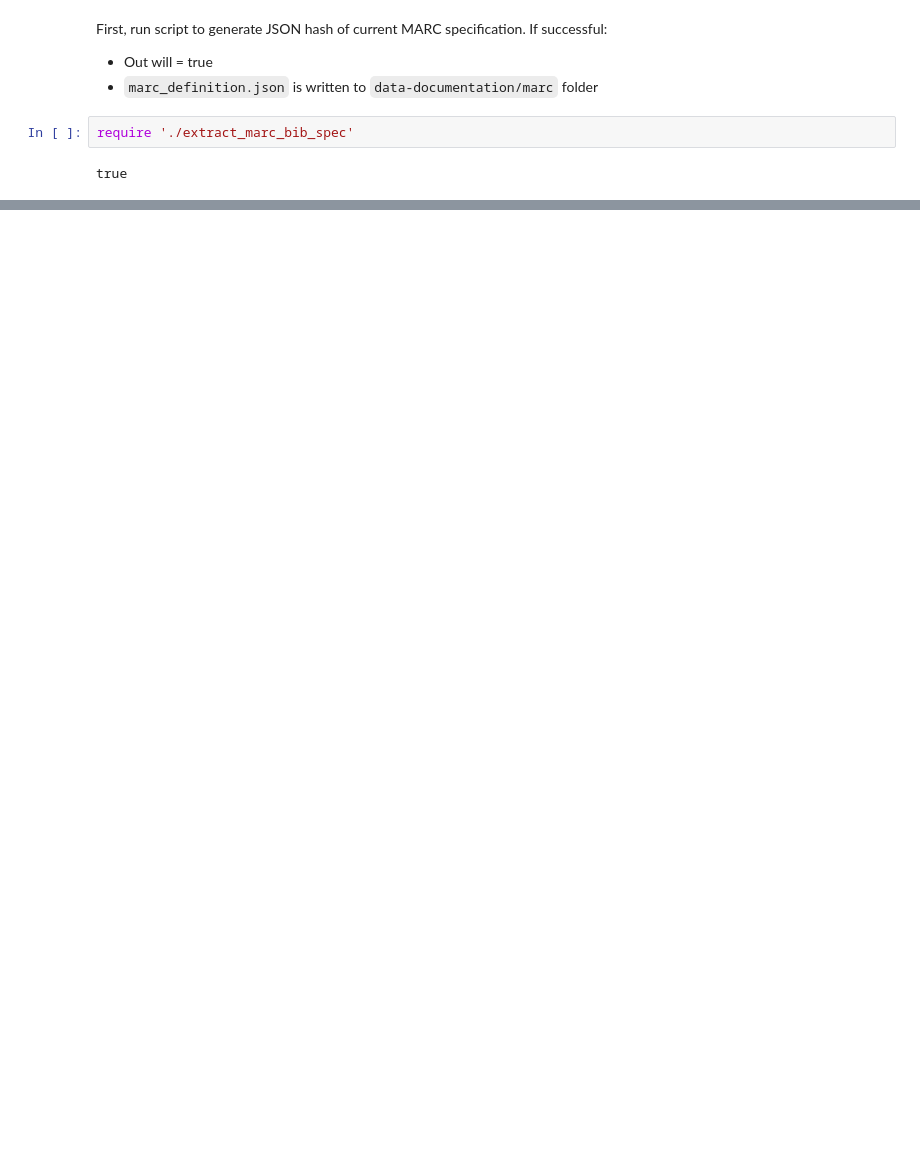
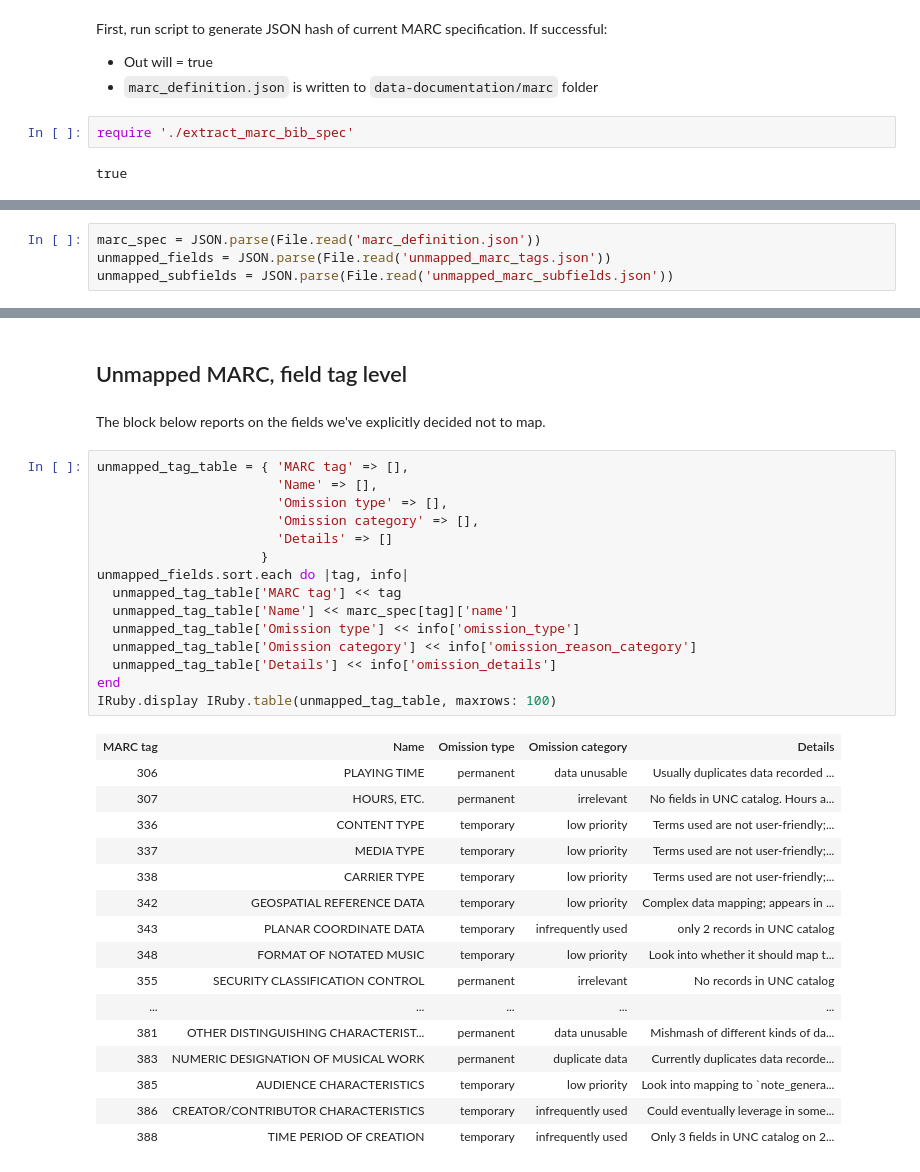
Before and after one commit to trln/data-documentation, a Jupyter notebook: marc/unmapped_marc.ipynb, the cells around one changed output, grey strips where cells are left out. Drawn from its saved outputs; the diff is of its cells as text; blank space fills up the shorter version.

Commit message:
report on unmapped marc tags

```diff
--- a/marc/unmapped_marc.ipynb
+++ b/marc/unmapped_marc.ipynb
@@ -34,0 +20,4 @@ open('unmapped_marc_subfields.json', 'w'){ |f| f.puts JSON.pretty_generate(data_
+# %%
+marc_spec = JSON.parse(File.read('marc_definition.json'))
+unmapped_fields = JSON.parse(File.read('unmapped_marc_tags.json'))
+unmapped_subfields = JSON.parse(File.read('unmapped_marc_subfields.json'))
@@ -34,0 +74,36 @@ open('unmapped_marc_subfields.json', 'w'){ |f| f.puts JSON.pretty_generate(data_
+# %% [markdown]
+## Unmapped MARC, field tag level
+# %% [markdown]
+The block below reports on the fields we've explicitly decided not to map.
+# %%
+unmapped_tag_table = { 'MARC tag' => [],
+                       'Name' => [],
+                       'Omission type' => [],
+                       'Omission category' => [],
+                       'Details' => []
+                     }
+unmapped_fields.sort.each do |tag, info|
+  unmapped_tag_table['MARC tag'] << tag
+  unmapped_tag_table['Name'] << marc_spec[tag]['name']
+  unmapped_tag_table['Omission type'] << info['omission_type']
+  unmapped_tag_table['Omission category'] << info['omission_reason_category']
+  unmapped_tag_table['Details'] << info['omission_details']
+end
+IRuby.display IRuby.table(unmapped_tag_table, maxrows: 100)
+# %% [output]
+| MARC tag | Name | Omission type | Omission category | Details |
+| 306 | PLAYING TIME | permanent | data unusable | Usually duplicates data recorded ... |
+| 307 | HOURS, ETC. | permanent | irrelevant | No fields in UNC catalog. Hours a... |
+| 336 | CONTENT TYPE | temporary | low priority | Terms used are not user-friendly;... |
+| 337 | MEDIA TYPE | temporary | low priority | Terms used are not user-friendly;... |
+| 338 | CARRIER TYPE | temporary | low priority | Terms used are not user-friendly;... |
+| 342 | GEOSPATIAL REFERENCE DATA | temporary | low priority | Complex data mapping; appears in ... |
+| 343 | PLANAR COORDINATE DATA | temporary | infrequently used | only 2 records in UNC catalog |
+| 348 | FORMAT OF NOTATED MUSIC | temporary | low priority | Look into whether it should map t... |
+| 355 | SECURITY CLASSIFICATION CONTROL | permanent | irrelevant | No records in UNC catalog |
+| ... | ... | ... | ... | ... |
+| 381 | OTHER DISTINGUISHING CHARACTERIST... | permanent | data unusable | Mishmash of different kinds of da... |
+| 383 | NUMERIC DESIGNATION OF MUSICAL WORK | permanent | duplicate data | Currently duplicates data recorde... |
+| 385 | AUDIENCE CHARACTERISTICS | temporary | low priority | Look into mapping to `note_genera... |
+| 386 | CREATOR/CONTRIBUTOR CHARACTERISTICS | temporary | infrequently used | Could eventually leverage in some... |
+| 388 | TIME PERIOD OF CREATION | temporary | infrequently used | Only 3 fields in UNC catalog on 2... |
```
Also changed, not shown: parts of 10 cells of this notebook, 5 other files.
